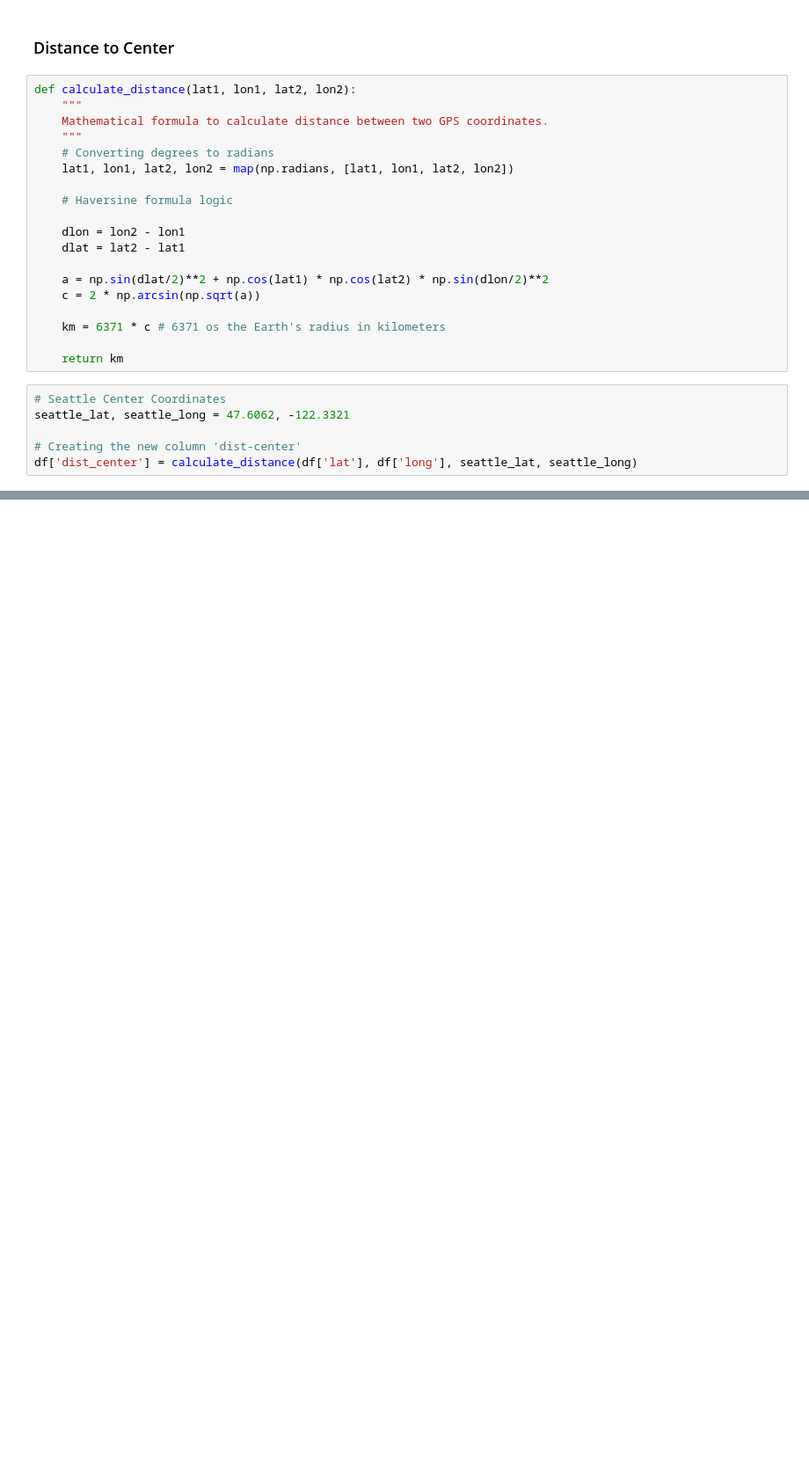
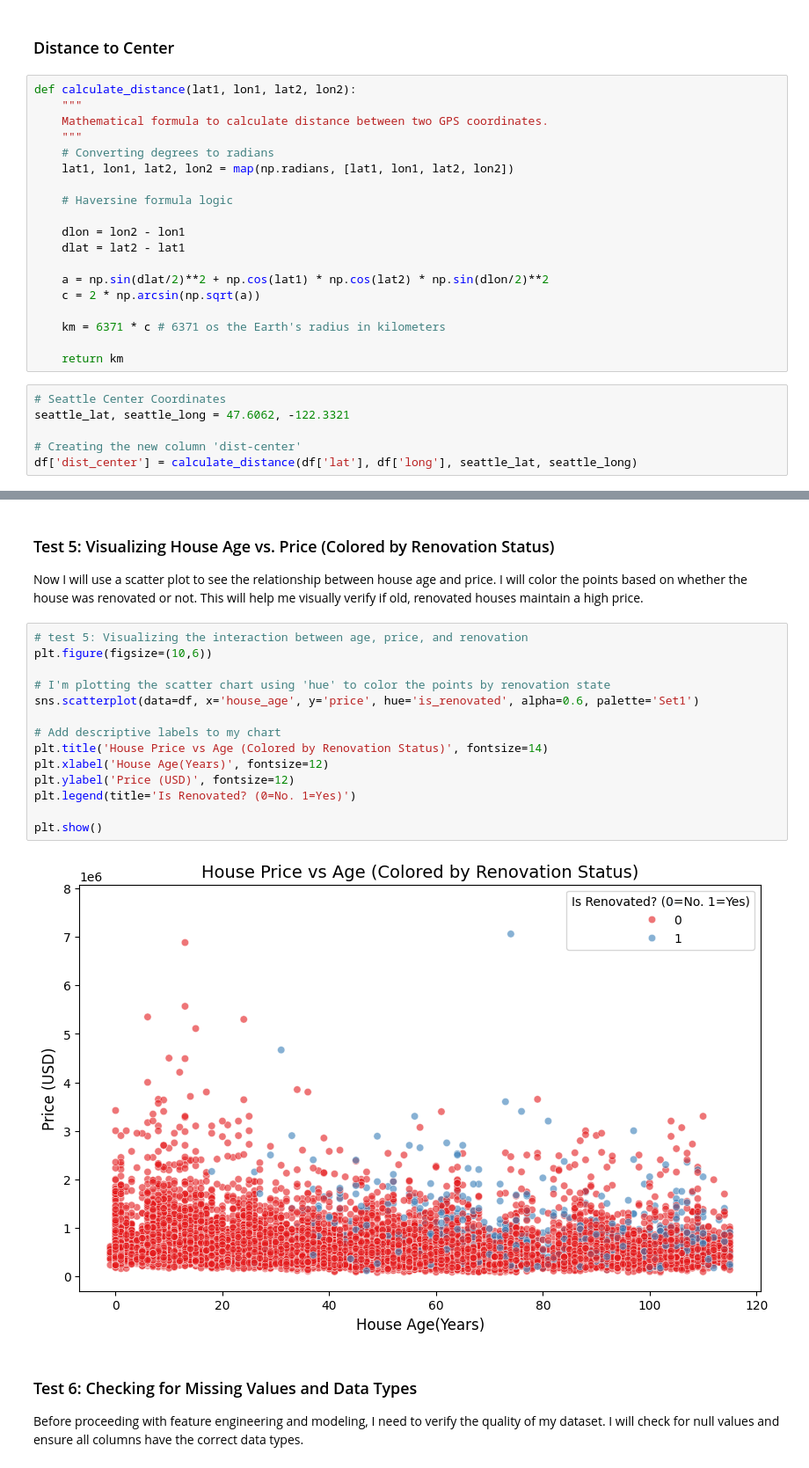
Before and after one commit to Rafaeldovale/property-price-prediction, a Jupyter notebook: notebooks/housing_analysis.ipynb, the cells around one changed output, grey strips where cells are left out. Shown at 88% size. Cells and saved outputs as stored; diff of their text form; blank space fills up the shorter version.

```diff
--- a/notebooks/housing_analysis.ipynb
+++ b/notebooks/housing_analysis.ipynb
@@ -49,0 +146,26 @@ df['dist_center'] = calculate_distance(df['lat'], df['long'], seattle_lat, seatt
+# %% [markdown]
+### Test 5: Visualizing House Age vs. Price (Colored by Renovation Status)
+Now I will use a scatter plot to see the relationship between house age and price.
+I will color the points based on whether the house was renovated or not.
+This will help me visually verify if old, renovated houses maintain a high price.
+# %%
+# test 5: Visualizing the interaction between age, price, and renovation
+plt.figure(figsize=(10,6))
+
+# I'm plotting the scatter chart using 'hue' to color the points by renovation state
+sns.scatterplot(data=df, x='house_age', y='price', hue='is_renovated', alpha=0.6, palette='Set1')
+
+# Add descriptive labels to my chart
+plt.title('House Price vs Age (Colored by Renovation Status)', fontsize=14)
+plt.xlabel('House Age(Years)', fontsize=12)
+plt.ylabel('Price (USD)', fontsize=12)
+plt.legend(title='Is Renovated? (0=No. 1=Yes)')
+
+plt.show()
+# %% [output]
+[figure, added]
+# %% [markdown]
+### Test 6: Checking for Missing Values and Data Types
+Before proceeding with feature engineering and modeling, I need to verify
+the quality of my dataset. I will check for null values and ensure all
+columns have the correct data types.
```
Also changed, not shown: parts of 22 cells of this notebook, 7 other files.
